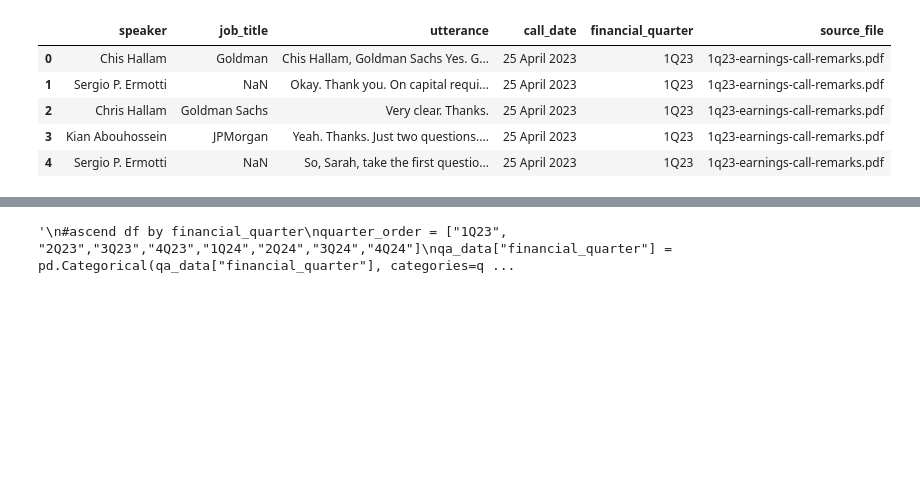
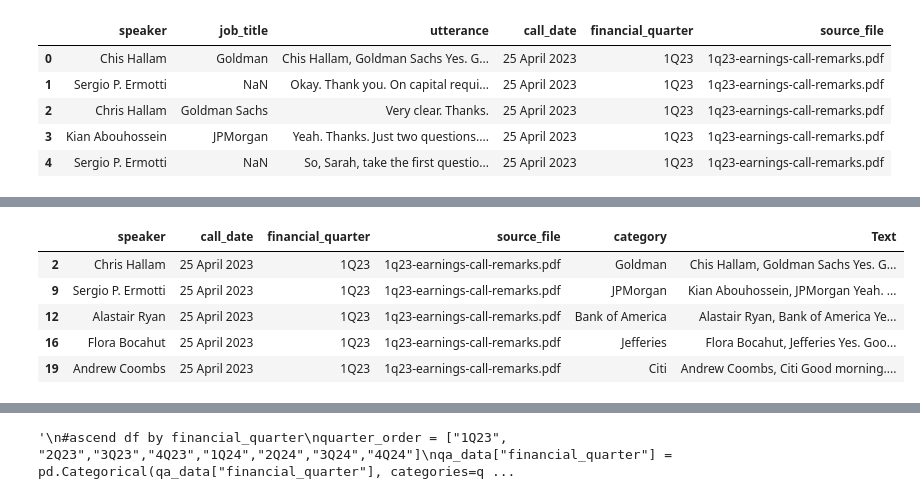
Before and after one commit to sheldonkemper/bank_of_england, a Jupyter notebook: notebooks/processed/ct_preprocessing_ubs_original.ipynb, the cells around one changed output, grey strips where cells are left out. Cells and saved outputs as stored; diff of their text form; code cells hidden in the pictures; blank space fills up the shorter version.

```diff
--- a/notebooks/processed/ct_preprocessing_ubs_original.ipynb
+++ b/notebooks/processed/ct_preprocessing_ubs_original.ipynb
@@ -378,0 +391,9 @@ qa_data.head(20)
+# %%
+filtered_data.head()
+# %% [output]
+|  | speaker | call_date | financial_quarter | source_file | category | Text |
+| 2 | Chris Hallam | 25 April 2023 | 1Q23 | 1q23-earnings-call-remarks.pdf | Goldman | Chis Hallam, Goldman Sachs Yes. G... |
+| 9 | Sergio P. Ermotti | 25 April 2023 | 1Q23 | 1q23-earnings-call-remarks.pdf | JPMorgan | Kian Abouhossein, JPMorgan Yeah. ... |
+| 12 | Alastair Ryan | 25 April 2023 | 1Q23 | 1q23-earnings-call-remarks.pdf | Bank of America | Alastair Ryan, Bank of America Ye... |
+| 16 | Flora Bocahut | 25 April 2023 | 1Q23 | 1q23-earnings-call-remarks.pdf | Jefferies | Flora Bocahut, Jefferies Yes. Goo... |
+| 19 | Andrew Coombs | 25 April 2023 | 1Q23 | 1q23-earnings-call-remarks.pdf | Citi | Andrew Coombs, Citi Good morning.... |
```
Also changed, not shown: parts of 7 cells of this notebook.
